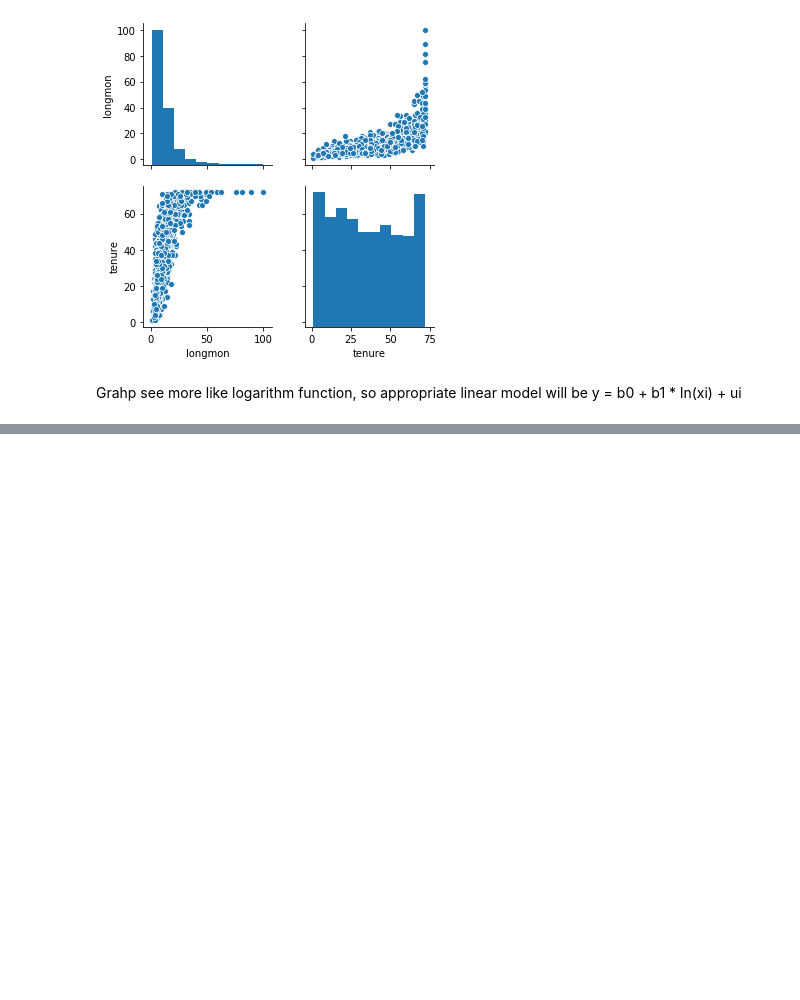
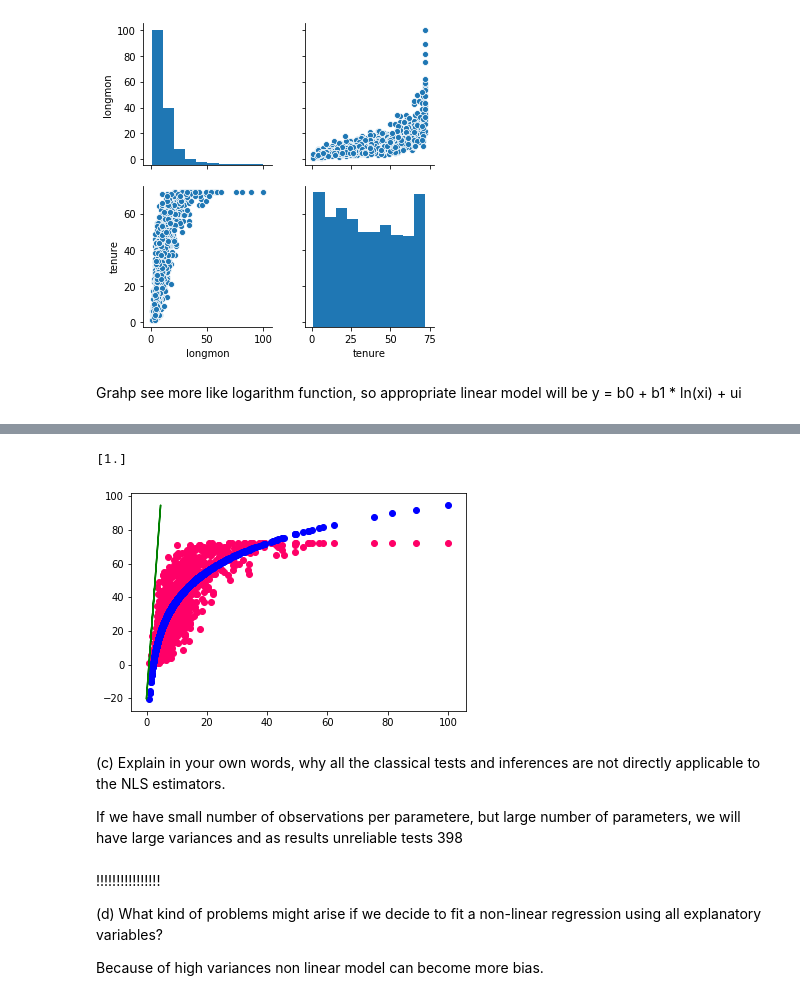
Before and after one commit to nrrud20/stat, a Jupyter notebook: HW4_draft_2.1.ipynb, the cells around one changed output, grey strips where cells are left out. Drawn from its saved outputs; the diff is of its cells as text; code cells hidden in the pictures; blank space fills up the shorter version.

```diff
--- a/HW4_draft_2.1.ipynb
+++ b/HW4_draft_2.1.ipynb
@@ -196,0 +197,50 @@ plt.show()
+# %%
+import numpy as np
+import scipy.optimize as optimize
+import matplotlib.pylab as plt
+
+def func(power,b0,b1):
+    return (b0  + b1 * np.log(x**power))
+
+def residuals(power,b0,b1,PLP):
+    return y - func(power,b0,b1)
+
+N=1000
+x= df['longmon']
+y = df['tenure']
+# x = pd.to_numeric(df['longmon'], errors='raise', downcast='float')
+# y = pd.to_numeric(df['tenure'], errors='raise', downcast='float')
+power_guess=0.1  # <-- You have to supply a guess for power
+# b0 = np.linspace(-100,100,N)
+# b1 = np.linspace(-100,100,N)
+b0 = intercept
+b1 = slope
+
+
+power,cov,infodict,mesg,ier = optimize.leastsq(
+    residuals,power_guess,args=(b0,b1,y),full_output=True)
+
+y_fit=func(power,b0,b1)
+
+print(power)
+
+plt.scatter(x, y, color="#FF0067")
+plt.scatter(x, y_fit, color="#0000FF")
+plt.plot(X, line, 'g', )
+plt.show()
+# %% [output]
+[1.]
+[figure, added]
+# %% [markdown]
+(c) Explain in your own words, why all the classical tests and inferences are not
+directly applicable to the NLS estimators.
+
+
+If we have small number of observations per parametere, but large number of parameters, we will have large variances and as results unreliable tests 398
+# %% [markdown]
+!!!!!!!!!!!!!!!!
+
+(d) What kind of problems might arise if we decide to fit a non-linear regression using
+all explanatory variables?
+
+Because of high variances non linear model can become more bias.
```
Also changed, not shown: parts of 36 cells of this notebook, 2 other files.
